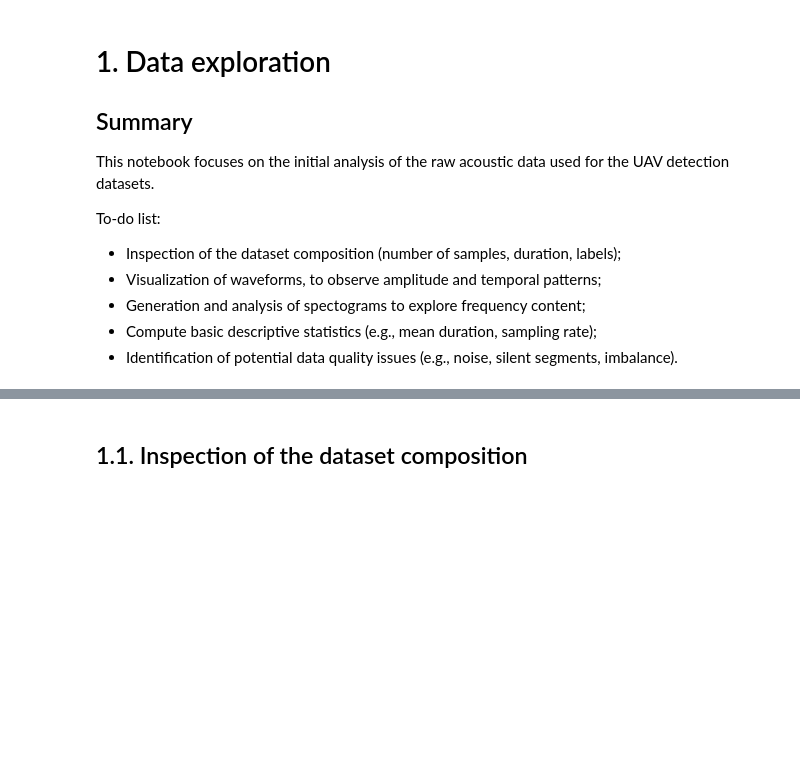
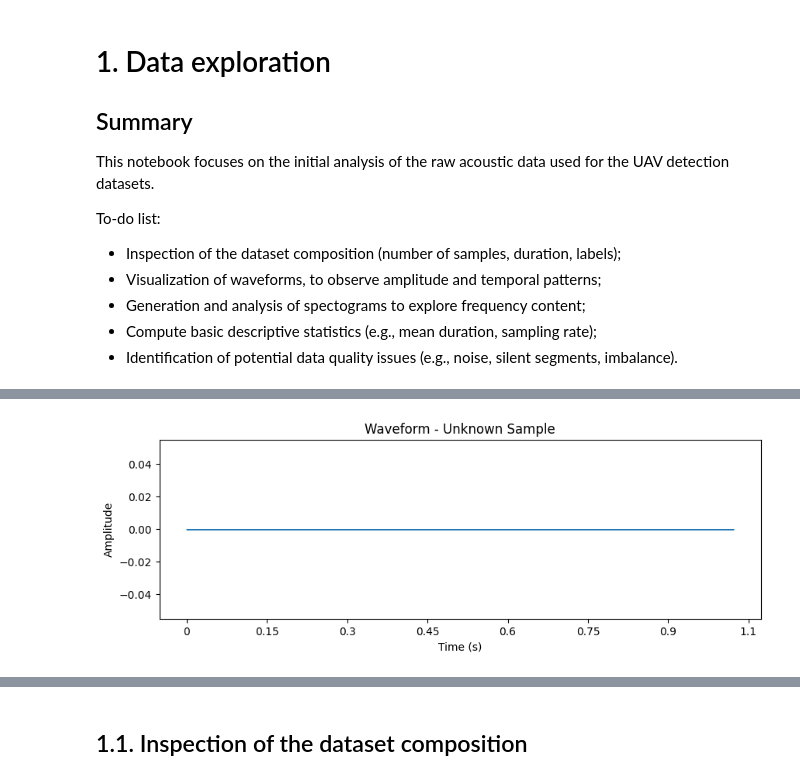
Before and after one commit to ricardofdr/acoustic-uav-detection, a Jupyter notebook: 01_data_exploration.ipynb, the cells around one changed output, grey strips where cells are left out. Cells and saved outputs as stored; diff of their text form; code cells hidden in the pictures; blank space fills up the shorter version.

```diff
--- a/01_data_exploration.ipynb
+++ b/01_data_exploration.ipynb
@@ -12,0 +78,11 @@ To-do list:
+# %%
+y_audio, sr = librosa.load(os.path.join(DATA_DIR, "unknown", os.listdir(os.path.join(DATA_DIR, "unknown"))[0]), sr=None)
+
+plt.figure(figsize=(10, 3))
+librosa.display.waveshow(y_audio, sr=sr)
+plt.title("Waveform - Unknown Sample")
+plt.xlabel("Time (s)")
+plt.ylabel("Amplitude")
+plt.show()
+# %% [output]
+[figure, added]
```
Also changed, not shown: parts of 8 cells of this notebook, 1 other file.
